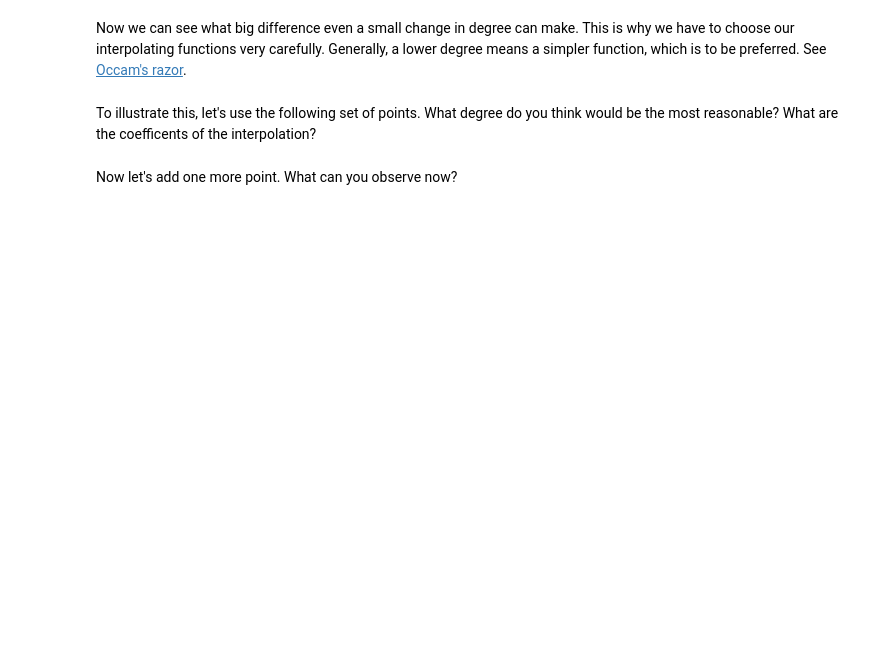
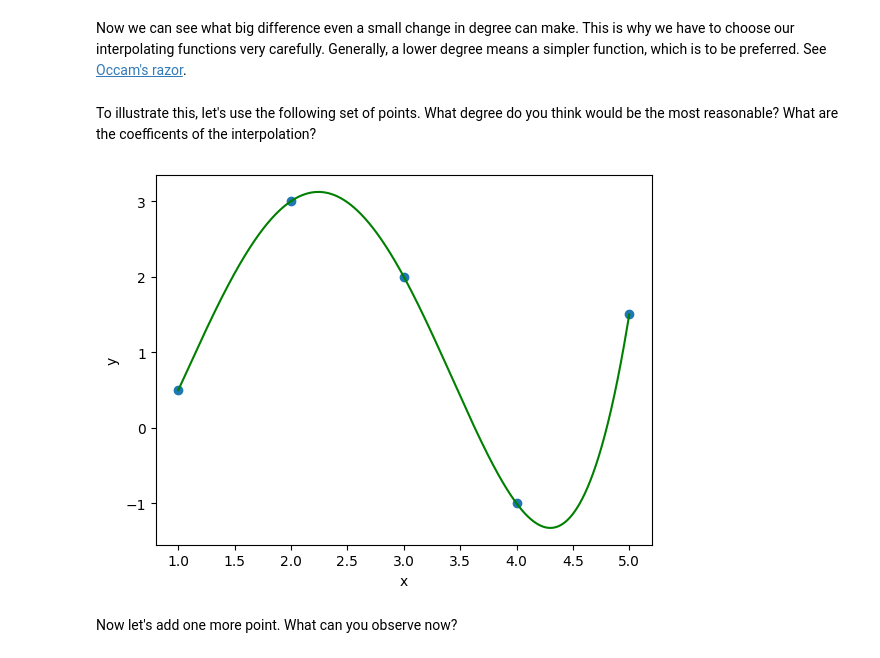
Before and after one commit to vdimitrov13/math-concepts, a Jupyter notebook: 04.Basic-Algebra-Exercise/Basic Algebra Exercise.ipynb, the cells around one changed output. Saved outputs shown, nothing was run; the diff lists cells and outputs as text; code cells hidden in the pictures; blank space fills up the shorter version.

```diff
--- a/04.Basic-Algebra-Exercise/Basic Algebra Exercise.ipynb
+++ b/04.Basic-Algebra-Exercise/Basic Algebra Exercise.ipynb
@@ -69,8 +94,19 @@ def interpolate_polynomial(points, degree, min_x, max_x):
     degree - the polynomial degree
     min_x, max_x - range of x values used to plot the interpolating polynomial
     """
-    # Write your code here
-    pass
+    x = points[:, 0]
+    y = points[:, 1]
+
+    poly = np.polynomial.polynomial.Polynomial.fit(x, y, degree)
+
+    plot_x = np.linspace(min_x, max_x, 1000)
+    plot_y = poly(plot_x)
+
+    plt.plot(plot_x, plot_y, c = "green")
+    plt.scatter(x, y)
+    plt.xlabel("x")
+    plt.ylabel("y")
+    plt.show()
 # %%
 points = np.array([(0, 0), (1, 0.8), (2, 0.9), (3, 0.1), (4, -0.8), (5, -1.0)])
 interpolate_polynomial(points, len(points) - 1, np.min(points[:, 0]), np.max(points[:, 0]))
@@ -114,7 +169,9 @@ Now we can see what big difference even a small change in degree can make. This
 To illustrate this, let's use the following set of points. What degree do you think would be the most reasonable? What are the coefficents of the interpolation?
 # %%
 points = np.array([(1, 0.5), (2, 3), (3, 2), (4, -1), (5, 1.5)])
-# TODO: Write your code here
+interpolate_polynomial(points, len(points) - 1, 1, 5) # it seems n-1 here is most appropriate
+# %% [output]
+[figure, added]
 # %% [markdown]
 Now let's add one more point. What can you observe now?
 # %%
```
Also changed, not shown: parts of 41 cells of this notebook.
